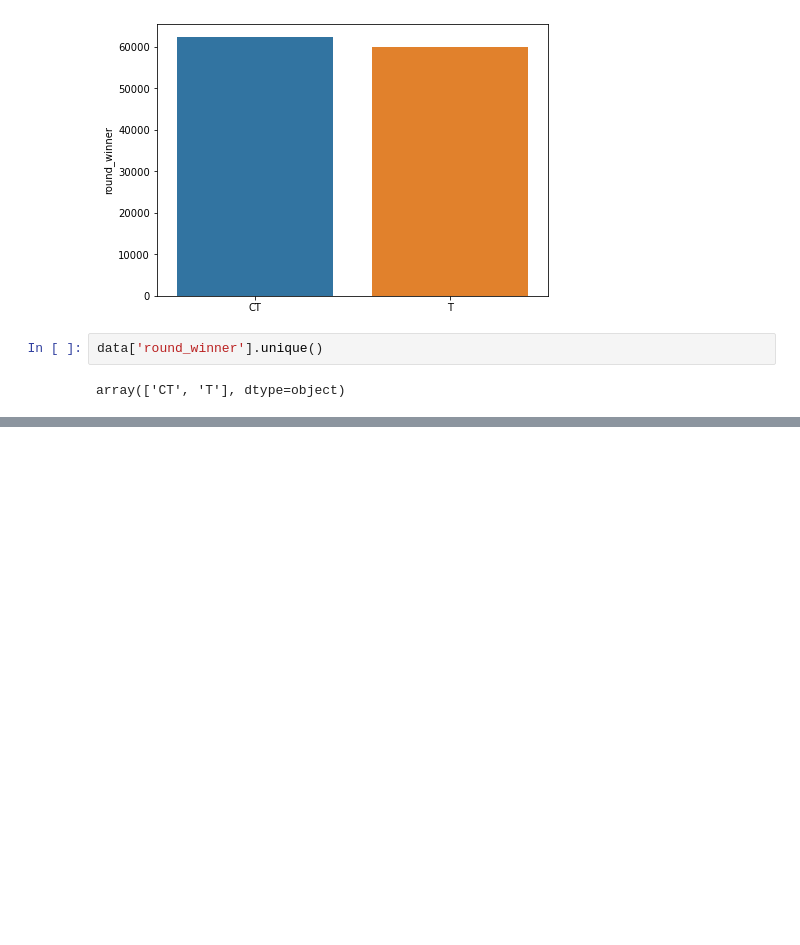
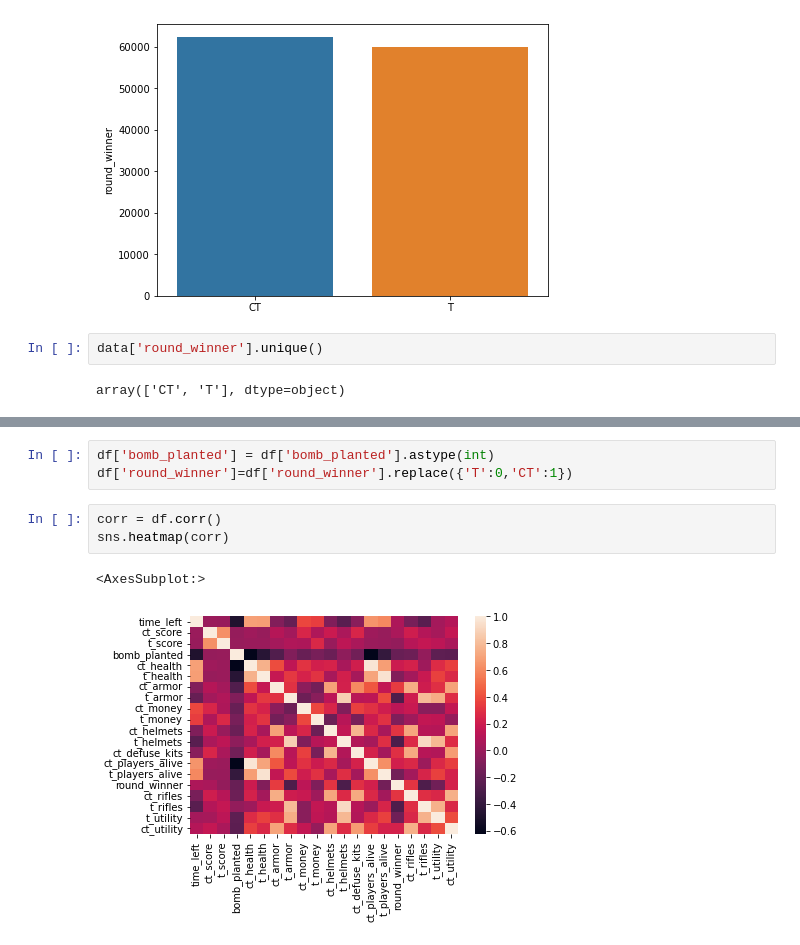
Before and after one commit to Ilan-v/intro2ML_live_session, a Jupyter notebook: winner_prediction.ipynb, the cells around one changed output, grey strips where cells are left out. Cells and saved outputs as stored; diff of their text form; blank space fills up the shorter version.

```diff
--- a/winner_prediction.ipynb
+++ b/winner_prediction.ipynb
@@ -85,0 +170,9 @@ Series([], dtype: int64)
+# %%
+df['bomb_planted'] = df['bomb_planted'].astype(int)
+df['round_winner']=df['round_winner'].replace({'T':0,'CT':1})
+# %%
+corr = df.corr()
+sns.heatmap(corr)
+# %% [output]
+<AxesSubplot:>
+[figure, added]
```
Also changed, not shown: parts of 20 cells of this notebook, 1 other file.
